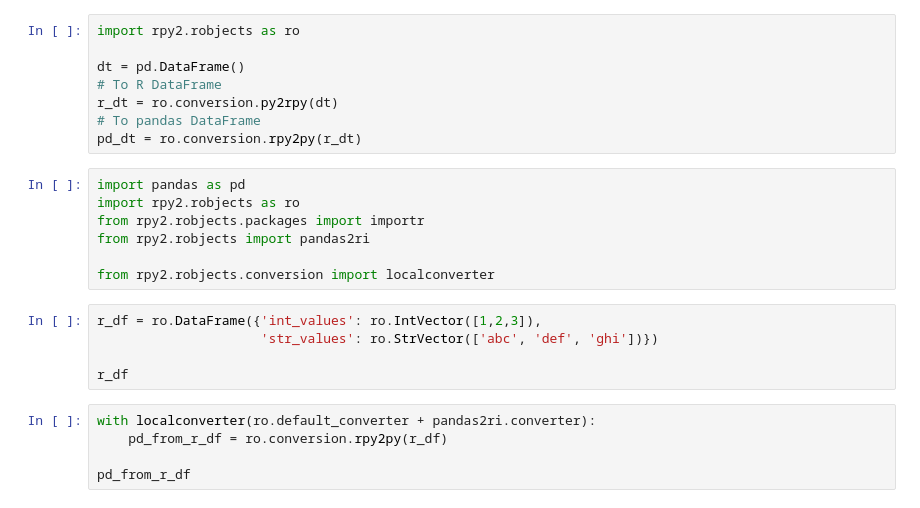
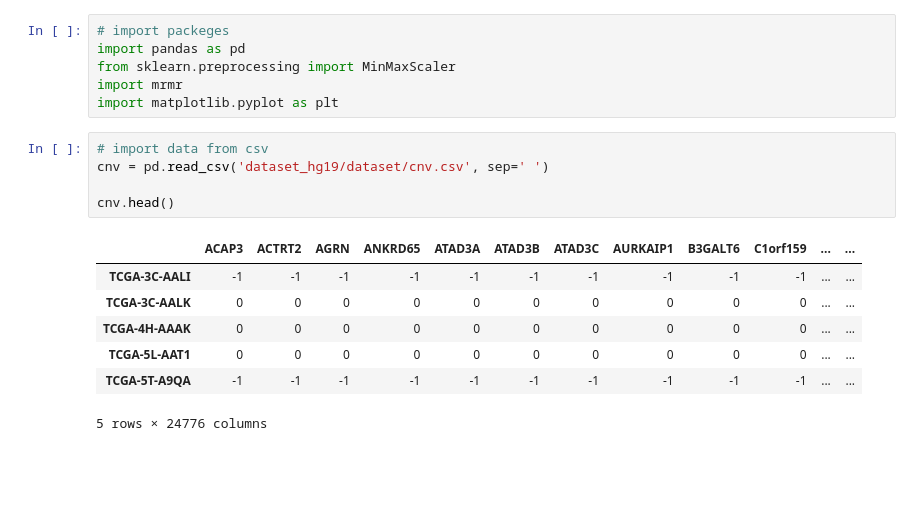
Before and after one commit to aleberans/Analisi-dati-multi-omici-per-la-predizione-della-prognosi-di-pazienti-oncologici, a Jupyter notebook: Codice.ipynb, the cells around one changed output. Saved outputs shown, nothing was run; the diff lists cells and outputs as text; blank space fills up the shorter version.

Commit message:
New retrieve data

```diff
--- a/Codice.ipynb
+++ b/Codice.ipynb
@@ -217,25 +1,19 @@ pandasdf
-# %%
-import rpy2.robjects as ro
-
-dt = pd.DataFrame()
-# To R DataFrame
-r_dt = ro.conversion.py2rpy(dt)
-# To pandas DataFrame
-pd_dt = ro.conversion.rpy2py(r_dt)
-# %%
-import pandas as pd
-import rpy2.robjects as ro
-from rpy2.robjects.packages import importr
-from rpy2.robjects import pandas2ri
-
-from rpy2.robjects.conversion import localconverter
-# %%
-r_df = ro.DataFrame({'int_values': ro.IntVector([1,2,3]),
-                     'str_values': ro.StrVector(['abc', 'def', 'ghi'])})
-
-r_df
-# %%
-with localconverter(ro.default_converter + pandas2ri.converter):
-    pd_from_r_df = ro.conversion.rpy2py(r_df)
-
-pd_from_r_df
+# %%
+# import packeges
+import pandas as pd
+from sklearn.preprocessing import MinMaxScaler
+import mrmr
+import matplotlib.pyplot as plt
+# %%
+# import data from csv
+cnv = pd.read_csv('dataset_hg19/dataset/cnv.csv', sep=' ')
+
+cnv.head()
+# %% [output]
+|  | ACAP3 | ACTRT2 | AGRN | ANKRD65 | ATAD3A | ATAD3B | ATAD3C | AURKAIP1 | B3GALT6 | C1orf159 | ... | ... |
+| TCGA-3C-AALI | -1 | -1 | -1 | -1 | -1 | -1 | -1 | -1 | -1 | -1 | ... | ... |
+| TCGA-3C-AALK | 0 | 0 | 0 | 0 | 0 | 0 | 0 | 0 | 0 | 0 | ... | ... |
+| TCGA-4H-AAAK | 0 | 0 | 0 | 0 | 0 | 0 | 0 | 0 | 0 | 0 | ... | ... |
+| TCGA-5L-AAT1 | 0 | 0 | 0 | 0 | 0 | 0 | 0 | 0 | 0 | 0 | ... | ... |
+| TCGA-5T-A9QA | -1 | -1 | -1 | -1 | -1 | -1 | -1 | -1 | -1 | -1 | ... | ... |
+5 rows × 24776 columns
```
Also changed, not shown: parts of 26 cells of this notebook, 10 other files.
